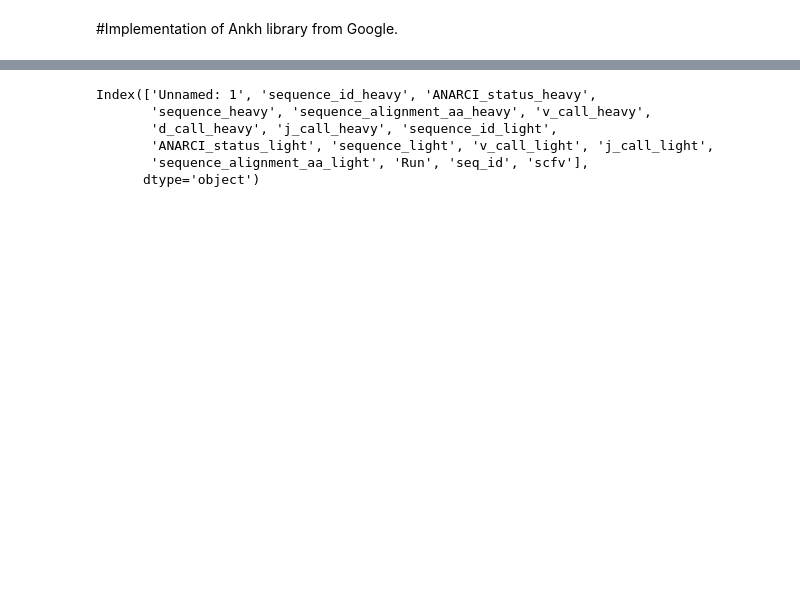
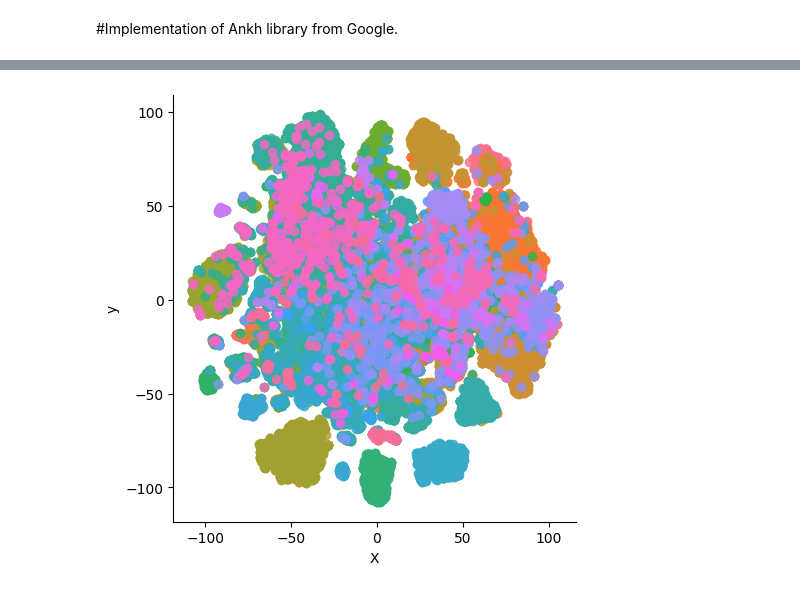
Before and after one commit to mbalmf01/LM-finetuning-for-Ab-design, a Jupyter notebook: notebooks/ANKH.ipynb, the cells around one changed output, grey strips where cells are left out. Cells and saved outputs as stored; diff of their text form; code cells hidden in the pictures; blank space fills up the shorter version.

```diff
--- a/notebooks/ANKH.ipynb
+++ b/notebooks/ANKH.ipynb
@@ -22,15 +30,12 @@ print("Using device: {}".format(device))
+# %%
+#@title Load large Ankh model
+model, tokenizer = start_ankh(device=device)
 # %%
+#@title Subset human paired sequences by the same IDs as the ProtT5 embedded sequences
 df = pd.read_csv('/content/drive/MyDrive/msc-project-mbalmf01/all_paired/230716_human_paired_seqs.csv', dtype={'Run':np.str_}, index_col=0)
-prott5 = pd.read_csv('230716_scfv_10000.csv', index_col=0)
+prott5 = pd.read_csv('/content/drive/MyDrive/msc-project-mbalmf01/all_paired/230716_scfv_10000.csv', index_col=0)
 
 names = prott5['seq']
 df = df[df['seq_id'].isin(names)]
 
 protein_sequences = [df['scfv'].iloc[1], df['scfv'].iloc[2]]
-# %% [output]
-Index(['Unnamed: 1', 'sequence_id_heavy', 'ANARCI_status_heavy',
-       'sequence_heavy', 'sequence_alignment_aa_heavy', 'v_call_heavy',
-       'd_call_heavy', 'j_call_heavy', 'sequence_id_light',
-       'ANARCI_status_light', 'sequence_light', 'v_call_light', 'j_call_light',
-       'sequence_alignment_aa_light', 'Run', 'seq_id', 'scfv'],
-      dtype='object')
@@ -36,0 +46,25 @@ Index(['Unnamed: 1', 'sequence_id_heavy', 'ANARCI_status_heavy',
+# %%
+#@title Reembedding for heavy chain only
+#@markdown 50,000 heavy chains embedded using Ankh to generate features for training a neural network.
+#@markdown The labels are V-gene segment to provide a direct comparison with Ablang.
+#@markdown The goal is to assess whether Ankh understands enough information to predict antibody features while enabling encoding of both heavy and light chains for paratope prediction.
+#@{display-mode: "form"}
+
+df = pd.read_csv('/content/drive/MyDrive/msc-project-mbalmf01/all_paired/230716_human_paired_seqs.csv', dtype={'Run':np.str_}, index_col=0)
+df = df.iloc[0:50000]
+
+tensor_df = batch_embed(df=df, prot_col='sequence_alignment_aa_heavy', seq_id='seq_id', batch_size=100, model=model, tokenizer=tokenizer)
+
+tensor_df.to_csv('/content/drive/MyDrive/msc-project-mbalmf01/all_paired/230811_ankh_tensor_50000.csv', index=False)
+# %%
+#@title using t-SNE and kmeans to assess latent encoding of heavy chain properties in the embedded feature space
+new_df = redux_fit(model=TSNE, components=2, randstate=42, data=tensor_df.iloc[:, :-1])
+
+new_df['cluster'] = df['v_call_heavy'].apply(lambda x: x.split('*')[0]).to_list()
+
+sns.lmplot(x='X', y='y', data=new_df, hue='cluster',  fit_reg=False, legend=False)
+scatter_kws = {'s': 10}
+
+plt.show()
+# %% [output]
+[figure, added]
```
Also changed, not shown: parts of 11 cells of this notebook, 7 other files.
